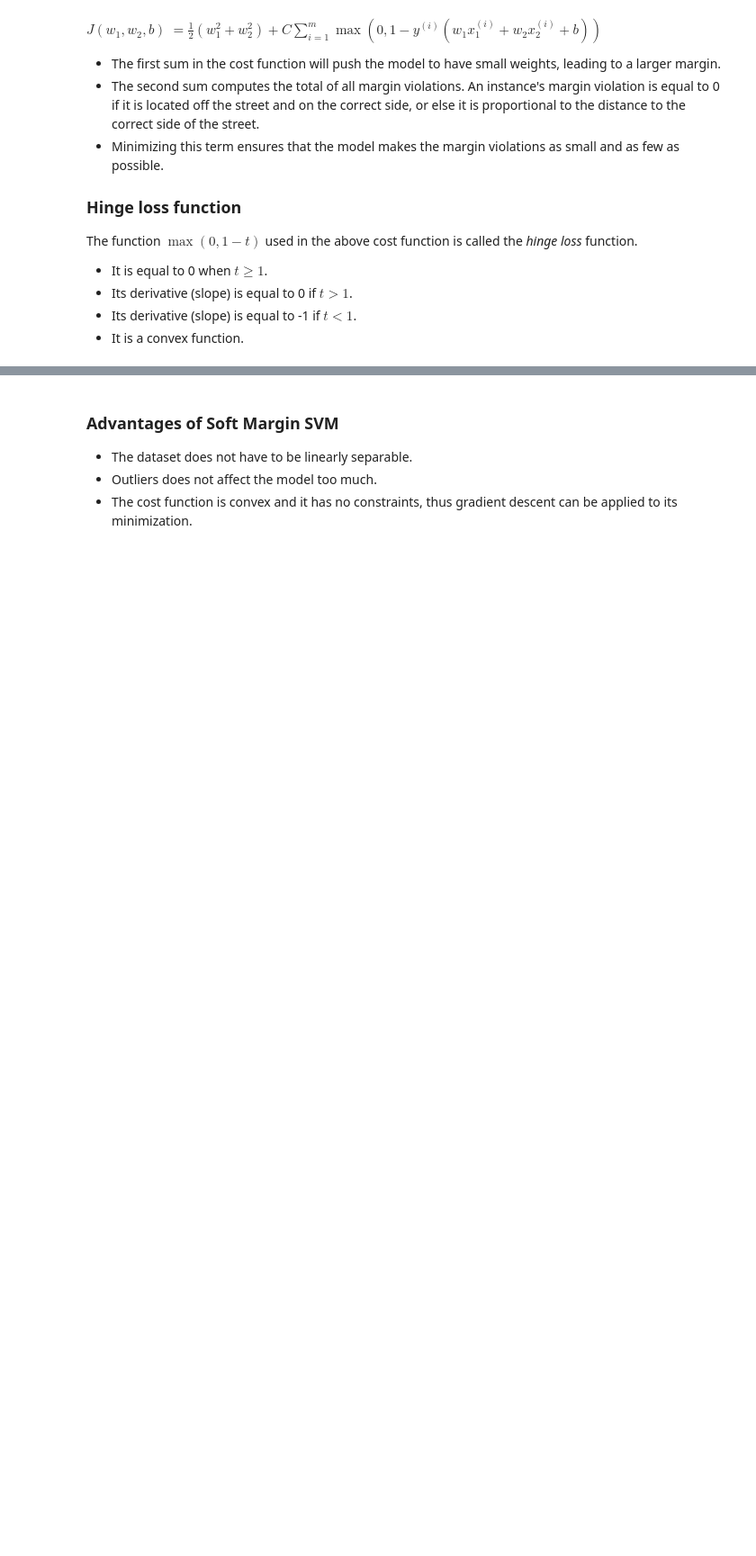
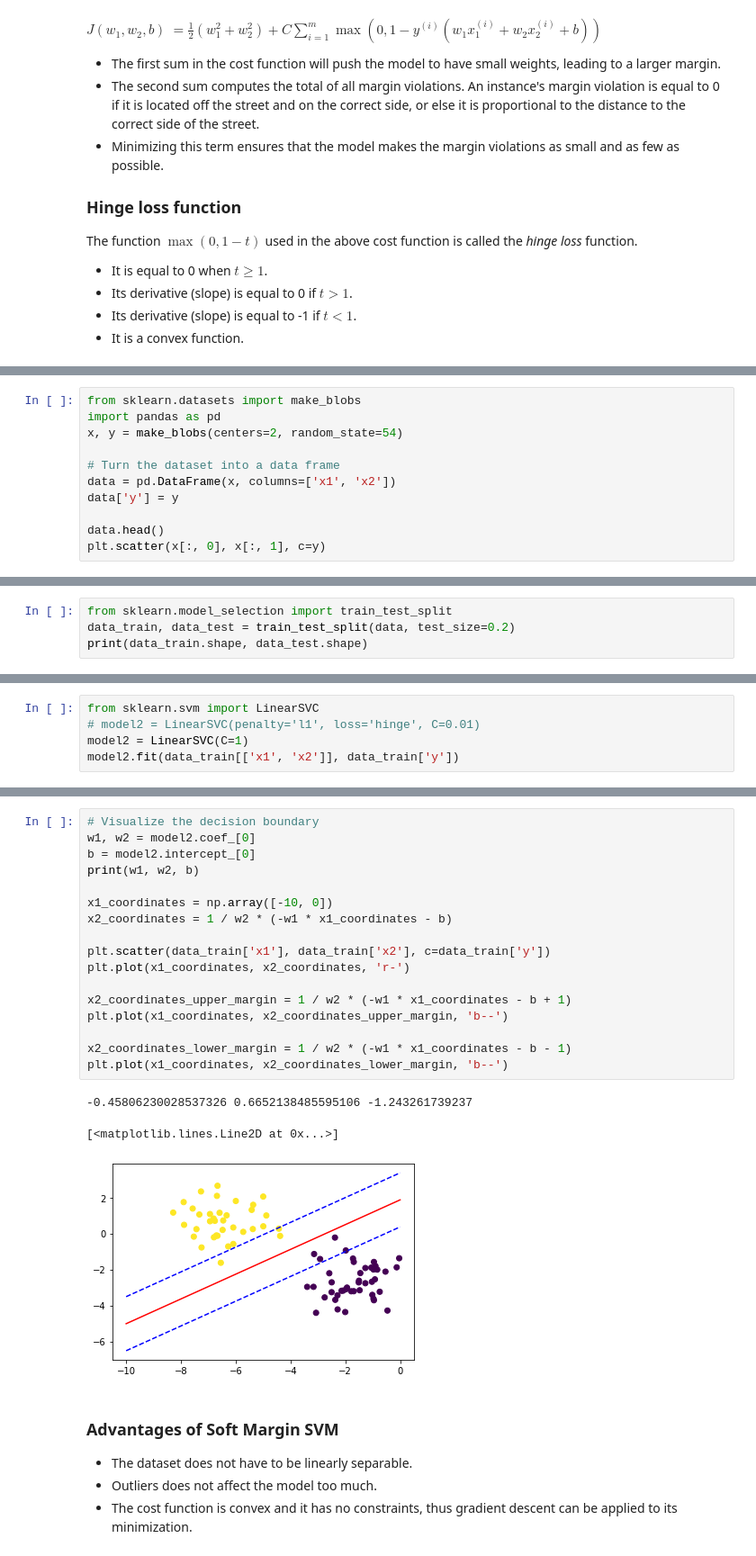
Before and after one commit to ch00226855/CMP414765Spring2022, a Jupyter notebook: Week13_SupportVectorMachine.ipynb, the cells around one changed output, grey strips where cells are left out. Shown at 90% size. Drawn from its saved outputs; the diff is of its cells as text; blank space fills up the shorter version.

```diff
--- a/Week13_SupportVectorMachine.ipynb
+++ b/Week13_SupportVectorMachine.ipynb
@@ -356,0 +368,11 @@ The function $\max(0, 1-t)$ used in the above cost function is called the *hinge
+# %%
+from sklearn.datasets import make_blobs
+import pandas as pd
+x, y = make_blobs(centers=2, random_state=54)
+
+# Turn the dataset into a data frame
+data = pd.DataFrame(x, columns=['x1', 'x2'])
+data['y'] = y
+
+data.head()
+plt.scatter(x[:, 0], x[:, 1], c=y)
@@ -356,0 +382,4 @@ The function $\max(0, 1-t)$ used in the above cost function is called the *hinge
+# %%
+from sklearn.model_selection import train_test_split
+data_train, data_test = train_test_split(data, test_size=0.2)
+print(data_train.shape, data_test.shape)
@@ -356,0 +388,5 @@ The function $\max(0, 1-t)$ used in the above cost function is called the *hinge
+# %%
+from sklearn.svm import LinearSVC
+# model2 = LinearSVC(penalty='l1', loss='hinge', C=0.01)
+model2 = LinearSVC(C=1)
+model2.fit(data_train[['x1', 'x2']], data_train['y'])
@@ -357,3 +401,24 @@ The function $\max(0, 1-t)$ used in the above cost function is called the *hinge
+# %%
+# Visualize the decision boundary
+w1, w2 = model2.coef_[0]
+b = model2.intercept_[0]
+print(w1, w2, b)
+
+x1_coordinates = np.array([-10, 0])
+x2_coordinates = 1 / w2 * (-w1 * x1_coordinates - b)
+
+plt.scatter(data_train['x1'], data_train['x2'], c=data_train['y'])
+plt.plot(x1_coordinates, x2_coordinates, 'r-')
+
+x2_coordinates_upper_margin = 1 / w2 * (-w1 * x1_coordinates - b + 1)
+plt.plot(x1_coordinates, x2_coordinates_upper_margin, 'b--')
+
+x2_coordinates_lower_margin = 1 / w2 * (-w1 * x1_coordinates - b - 1)
+plt.plot(x1_coordinates, x2_coordinates_lower_margin, 'b--')
+# %% [output]
+-0.45806230028537326 0.6652138485595106 -1.243261739237
+[<matplotlib.lines.Line2D at 0x...>]
+[figure, added]
 # %% [markdown]
 ### Advantages of Soft Margin SVM
 - The dataset does not have to be linearly separable.
```
Also changed, not shown: parts of 5 cells of this notebook.
